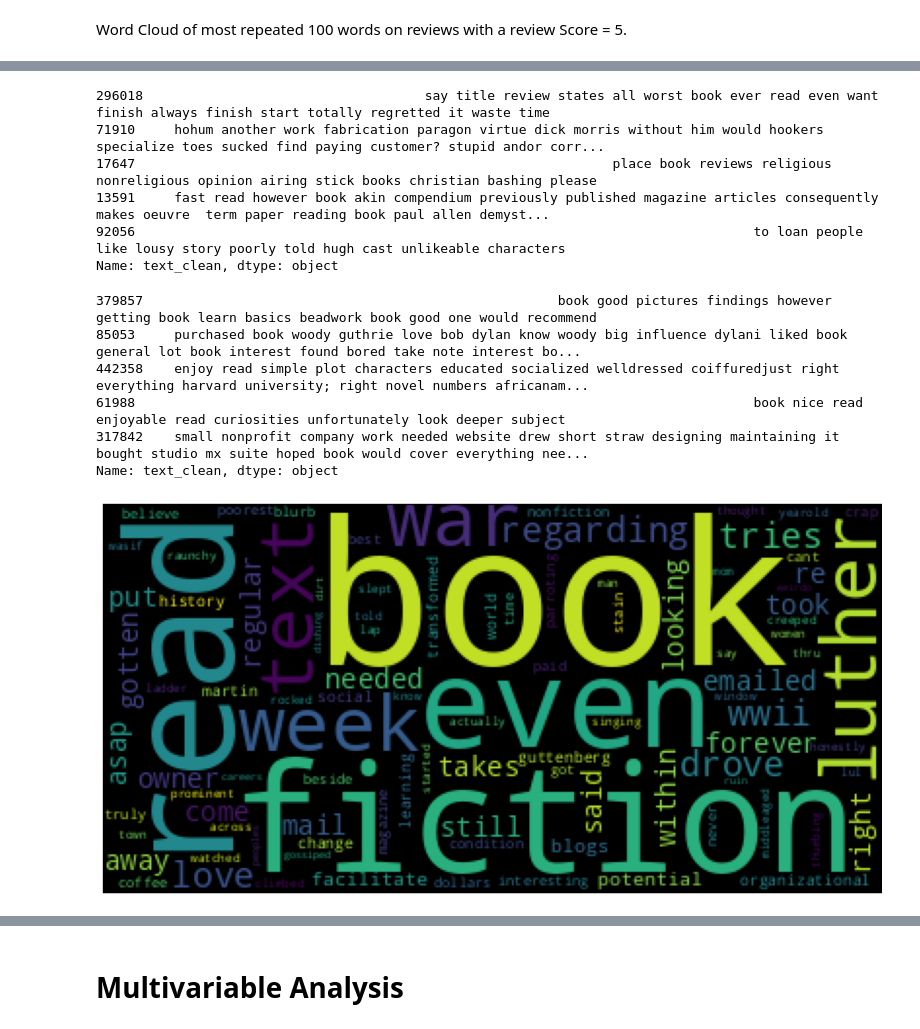
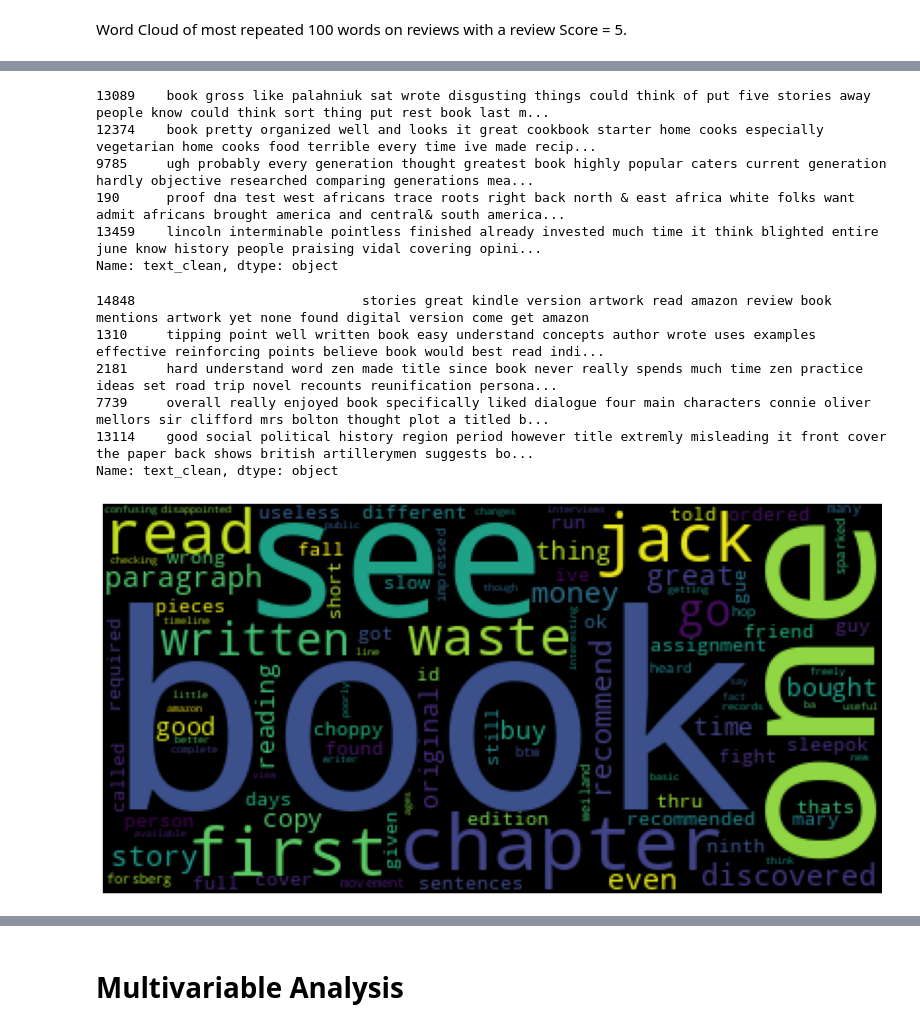
Before and after one commit to arnaldochm/final_project_nlp, a Jupyter notebook: notebooks/notebook_EDA.ipynb, the cells around one changed output, grey strips where cells are left out. Cells and saved outputs as stored; diff of their text form; code cells hidden in the pictures.

```diff
--- a/notebooks/notebook_EDA.ipynb
+++ b/notebooks/notebook_EDA.ipynb
@@ -165,7 +174,6 @@ def custom_string_to_list(s):
 # %%
-df_all_data_processed['authors'] = df_all_data_processed['authors'].apply(custom_string_to_list)
-df_all_data_processed['categories'] = df_all_data_processed['categories'].apply(custom_string_to_list)
+# df_all_data_processed['categories'] = df_all_data_processed['categories'].apply(custom_string_to_list)
 # %%
-ordered_columns = ['authors', 'categories', 'publisher', 'published_year', 'review_year', 'helpfulness', 'text_clean','compound_sentiment', 'review']
+ordered_columns = ['categories', 'publisher', 'published_year', 'review_year', 'helpfulness', 'text_clean','compound_sentiment', 'review']
 # %%
 df_all_data_processed = df_all_data_processed[ordered_columns]
@@ -185,0 +232,4 @@ df_all_data_processed.sample(10)
+# %%
+df_train = X_train.copy()
+df_train['review'] = y.copy()
+df_train.info()
@@ -803,3 +837,3 @@ df_all_data_processed.sample(2)
 # %%
-df_all_data_processed['publisher'] = pd.Categorical(df_all_data_processed['publisher'])
+df_train['publisher'] = pd.Categorical(df_train['publisher'])
 # %%
@@ -953,32 +989,32 @@ plt.show()
 # %%
-df_all_data_processed[df_all_data_processed['review']==1]['text_clean'].sample(5, random_state=1299)
+df_train[df_train['review']==1]['text_clean'].sample(5, random_state=1299)
 # %% [output]
-296018                                    say title review states all worst book ever read even want finish always finish start totally regretted it waste time
-71910     hohum another work fabrication paragon virtue dick morris without him would hookers specialize toes sucked find paying customer? stupid andor corr...
-17647                                                             place book reviews religious nonreligious opinion airing stick books christian bashing please
-13591     fast read however book akin compendium previously published magazine articles consequently makes oeuvre  term paper reading book paul allen demyst...
-92056                                                                               to loan people like lousy story poorly told hugh cast unlikeable characters
+13089    book gross like palahniuk sat wrote disgusting things could think of put five stories away people know could think sort thing put rest book last m...
+12374    book pretty organized well and looks it great cookbook starter home cooks especially vegetarian home cooks food terrible every time ive made recip...
+9785     ugh probably every generation thought greatest book highly popular caters current generation hardly objective researched comparing generations mea...
+190      proof dna test west africans trace roots right back north & east africa white folks want admit africans brought america and central& south america...
+13459    lincoln interminable pointless finished already invested much time it think blighted entire june know history people praising vidal covering opini...
 Name: text_clean, dtype: object
 # %%
-df_all_data_processed[df_all_data_processed['review']==3]['text_clean'].sample(5, random_state=1299)
+df_train[df_train['review']==3]['text_clean'].sample(5, random_state=1299)
 # %% [output]
-379857                                                     book good pictures findings however getting book learn basics beadwork book good one would recommend
-85053     purchased book woody guthrie love bob dylan know woody big influence dylani liked book general lot book interest found bored take note interest bo...
-442358    enjoy read simple plot characters educated socialized welldressed coiffuredjust right everything harvard university; right novel numbers africanam...
-61988                                                                               book nice read enjoyable read curiosities unfortunately look deeper subject
-317842    small nonprofit company work needed website drew short straw designing maintaining it bought studio mx suite hoped book would cover everything nee...
+14848                             stories great kindle version artwork read amazon review book mentions artwork yet none found digital version come get amazon
+1310     tipping point well written book easy understand concepts author wrote uses examples effective reinforcing points believe book would best read indi...
+2181     hard understand word zen made title since book never really spends much time zen practice ideas set road trip novel recounts reunification persona...
+7739     overall really enjoyed book specifically liked dialogue four main characters connie oliver mellors sir clifford mrs bolton thought plot a titled b...
+13114    good social political history region period however title extremly misleading it front cover the paper back shows british artillerymen suggests bo...
 Name: text_clean, dtype: object
 # %%
-wordcloud1 = WordCloud(max_words=100).generate(str(df_all_data_processed[df_all_data_processed['review']==1]['text_clean']))
+wordcloud1 = WordCloud(max_words=100).generate(str(df_train[df_train['review']==1]['text_clean']))
 
 fig = plt.figure(figsize=(15,12))
 
 plt.axis('off')
 
 plt.imshow(wordcloud1)
 
 plt.show()
 # %% [output]
-[figure, old version]
+[figure, new version]
 # %%
 plt.figure(figsize=(10, 6))
```
Also changed, not shown: parts of 160 cells of this notebook, 2 other files.
